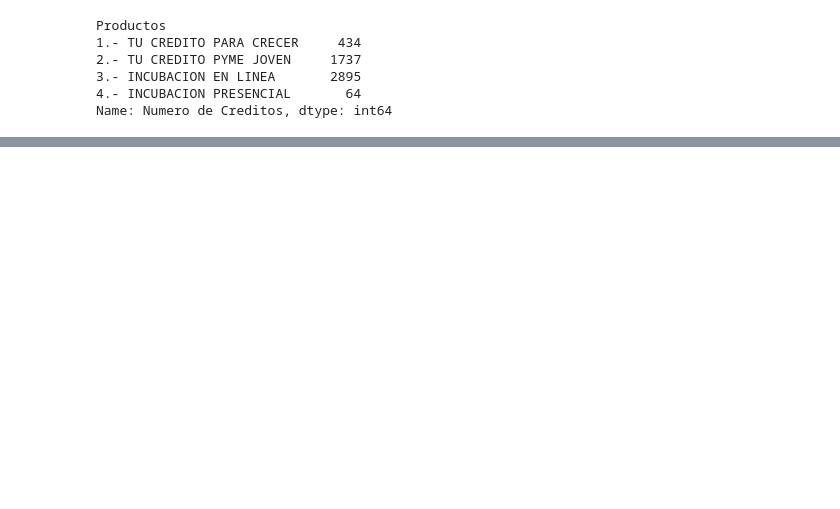
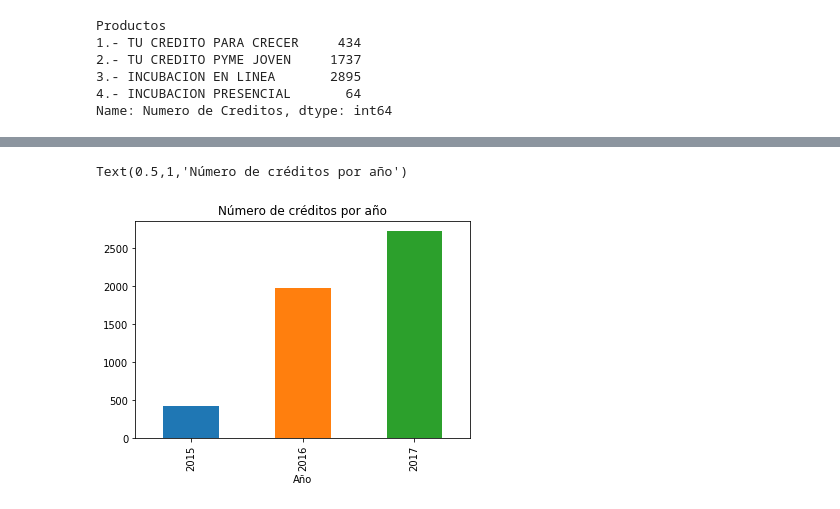
Before and after one commit to LessIsMorePy/CreditoJovenNafin, a Jupyter notebook: statistics.ipynb, the cells around one changed output, grey strips where cells are left out. Cells and saved outputs as stored; diff of their text form; code cells hidden in the pictures; blank space fills up the shorter version.

```diff
--- a/statistics.ipynb
+++ b/statistics.ipynb
@@ -170,0 +128,6 @@ Name: letter, dtype: object
+# %%
+credit_number_year.plot(kind='bar')
+plt.title('Número de créditos por año')
+# %% [output]
+Text(0.5,1,'Número de créditos por año')
+[figure, added]
```
Also changed, not shown: parts of 54 cells of this notebook.
